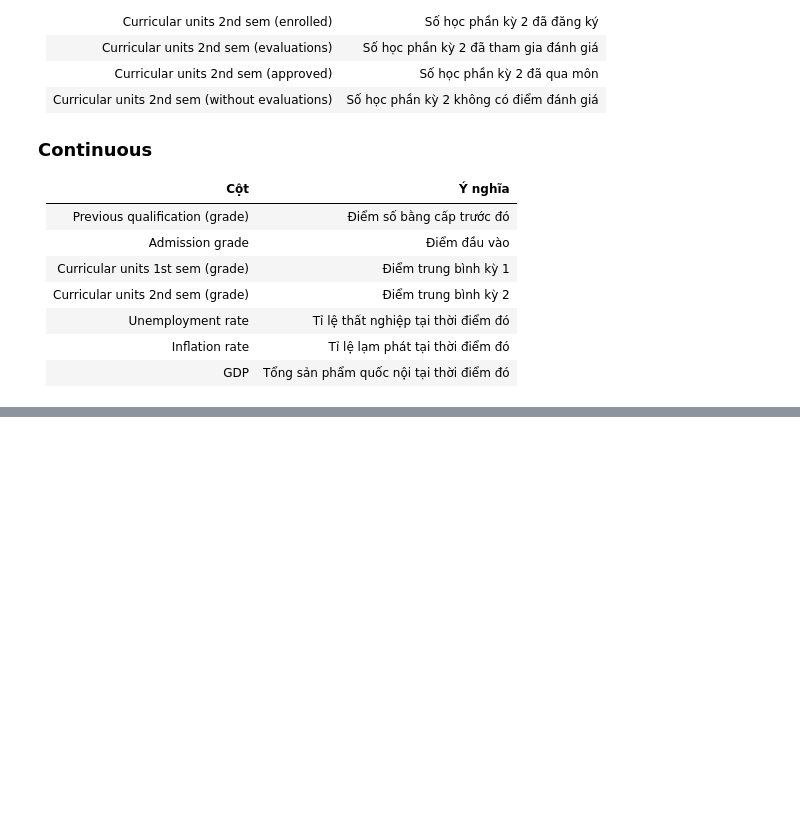
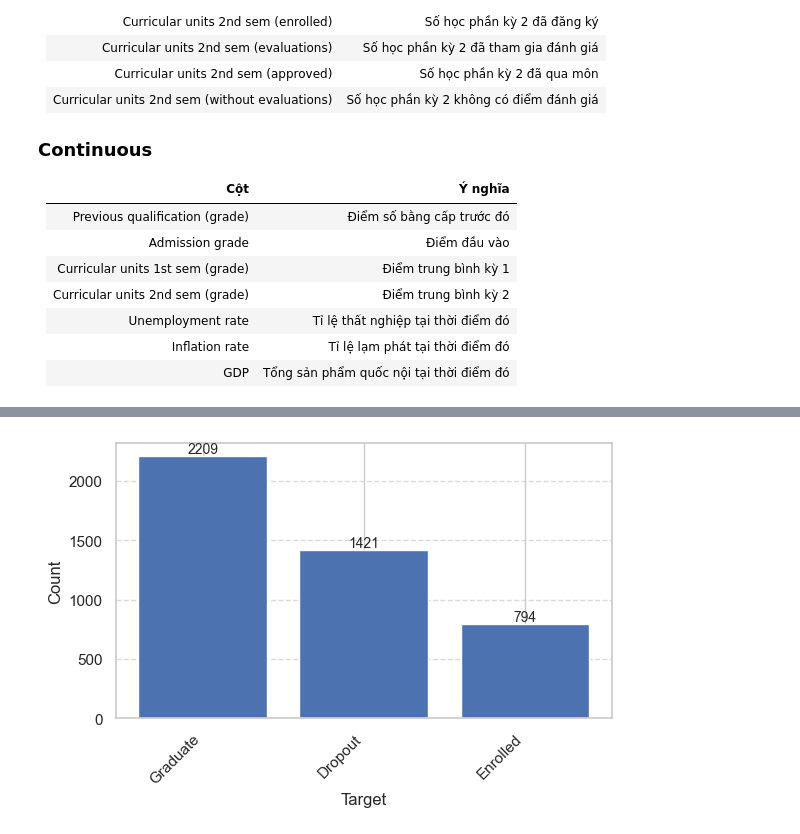
Before and after one commit to StrugVN/data-analysis-ctu, a Jupyter notebook: 1/1.ipynb, the cells around one changed output, grey strips where cells are left out. Cells and saved outputs as stored; diff of their text form; code cells hidden in the pictures; blank space fills up the shorter version.

```diff
--- a/1/1.ipynb
+++ b/1/1.ipynb
@@ -187,3 +187,40 @@ formatted_summary_df
 | 7 | Variance | 57.5749 | 5.5720 | 6.1513 | ... |
 | 8 | Standard Deviation | 7.5878 | 2.3605 | 2.4802 | ... |
 | 9 | Coefficient of Variation | 0.3261 | 3.3247 | 0.3955 | ... |
+# %%
+def plot_categorical_distribution_grid(df_raw, columns, cols=2):
+    rows = (len(columns) + cols - 1) // cols
+    fig, axes = plt.subplots(rows, cols, figsize=(6 * cols, 4 * rows))
+
+    # Ensure axes is always a flat array
+    if isinstance(axes, plt.Axes):
+        axes = np.array([axes])
+    else:
+        axes = np.array(axes).flatten()
+
+    for i, col in enumerate(columns):
+        ax = axes[i]
+        counts = df_raw[col].value_counts()
+        bars = ax.bar(counts.index, counts.values)
+
+        for bar in bars:
+            height = bar.get_height()
+            ax.text(bar.get_x() + bar.get_width() / 2, height,
+                    f'{int(height)}', ha='center', va='bottom', fontsize=10)
+
+        ax.set_xlabel(col)
+        ax.set_ylabel("Count")
+        ax.grid(axis='y', linestyle='--', alpha=0.7)
+        ax.set_xticks(range(len(counts.index)))
+        ax.set_xticklabels(counts.index, rotation=45, ha='right')
+
+    # Remove any unused axes
+    for j in range(i + 1, len(axes)):
+        fig.delaxes(axes[j])
+
+    plt.tight_layout()
+    plt.show()
+
+plot_categorical_distribution_grid(df_raw, ['Target', ], cols=1)
+# %% [output]
+[figure, added]
```
Also changed, not shown: parts of 33 cells of this notebook, 1 other file.
